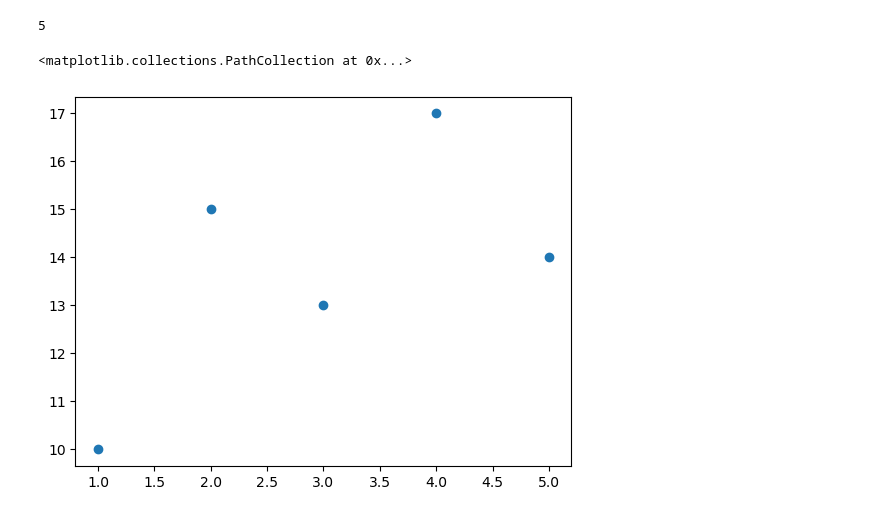
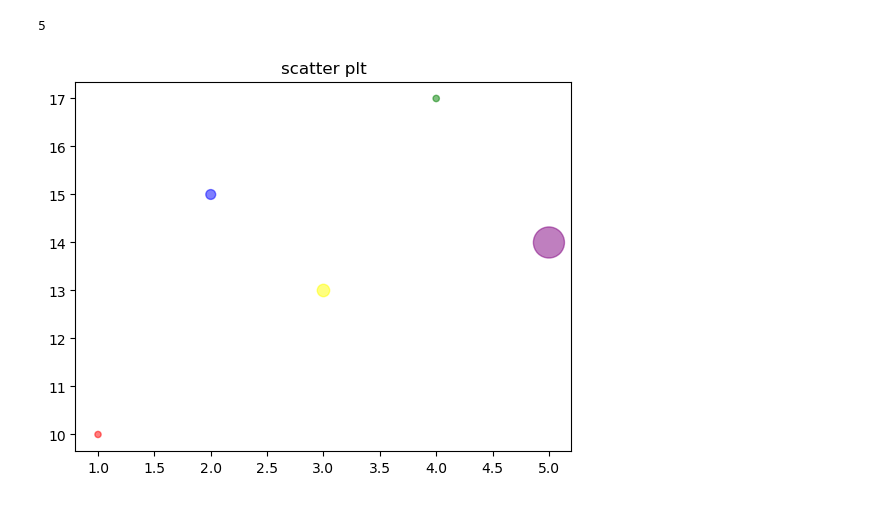
Before and after one commit to 4TUResearchData-Carpentries/gitautopush-sandbox, a Jupyter notebook: Python_day1.ipynb, the cells around one changed output. Drawn from its saved outputs; the diff is of its cells as text; code cells hidden in the pictures.

```diff
--- a/Python_day1.ipynb
+++ b/Python_day1.ipynb
@@ -383,9 +383,10 @@ len(y)
 5
 # %%
 sizes=[20,50,80,21,500]
-colors=['re']
-plt.scatter(x,y)
+colors=['red','blue','yellow','green','purple']
+plt.title('scatter plt')
+plt.xlabel()
+plt.scatter(x,y,s=sizes,c=colors,alpha=0.5)
 plt.show()
 # %% [output]
-<matplotlib.collections.PathCollection at 0x...>
-[figure, old version]
+[figure, new version]
```
